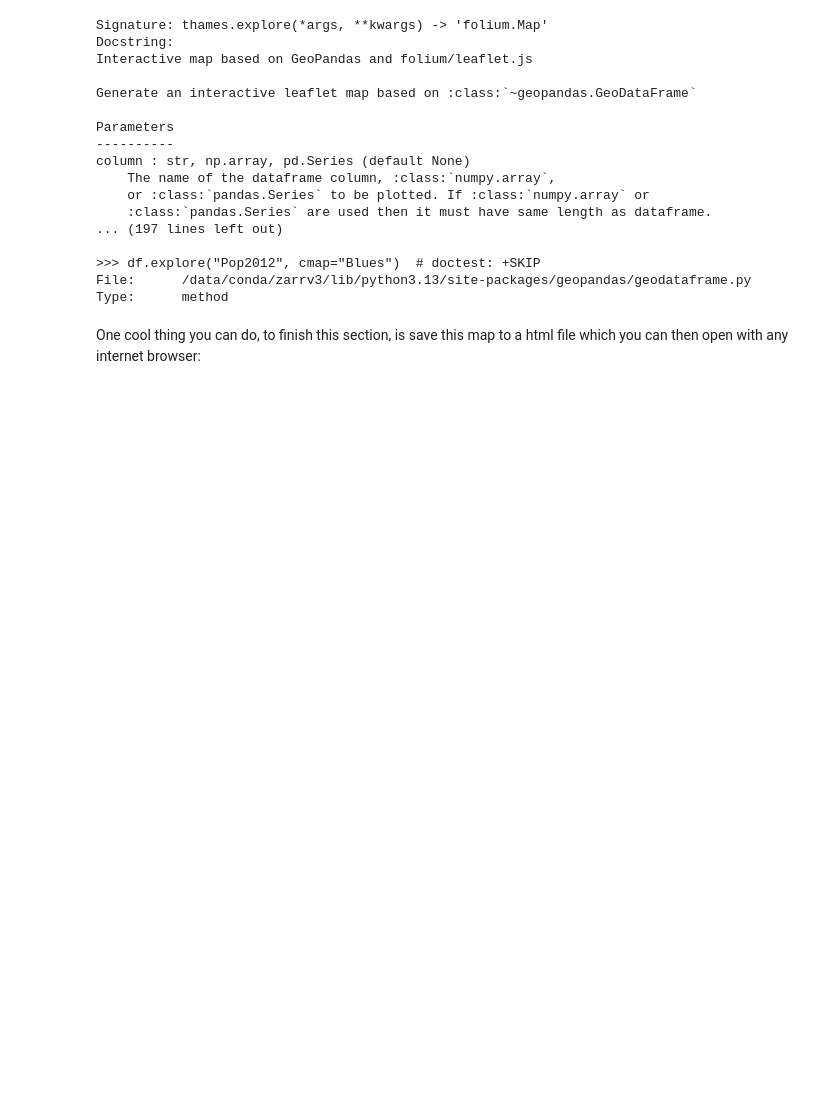
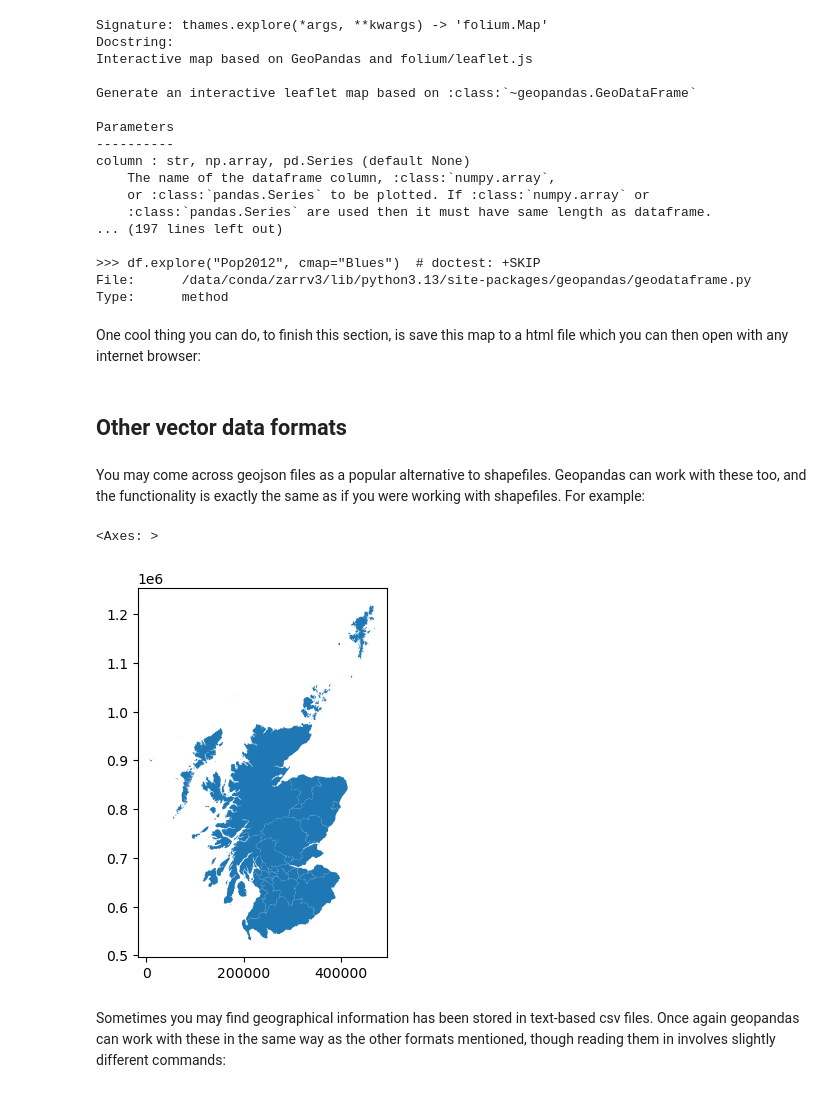
Before and after one commit to NERC-CEH/dri_gridded_data, a Jupyter notebook: notebooks/Examples_2.ipynb, the cells around one changed output. Cells and saved outputs as stored; diff of their text form; code cells hidden in the pictures; blank space fills up the shorter version.

Commit message:
#39 Added further formats to vector data notebook

```diff
--- a/notebooks/Examples_2.ipynb
+++ b/notebooks/Examples_2.ipynb
@@ -343,0 +353,13 @@ thamescatmap.save('thames_cat_map.html')
+# %% [markdown]
+## Other vector data formats
+# %% [markdown]
+You may come across geojson files as a popular alternative to shapefiles. Geopandas can work with these too, and the functionality is exactly the same as if you were working with shapefiles. For example:
+# %%
+scotland = gpd.read_file(s3.open("s3://example-data/scotland_boundaries.geojson"))
+# %%
+scotland.plot()
+# %% [output]
+<Axes: >
+[figure, added]
+# %% [markdown]
+Sometimes you may find geographical information has been stored in text-based csv files. Once again geopandas can work with these in the same way as the other formats mentioned, though reading them in involves slightly different commands:
```
Also changed, not shown: parts of 16 cells of this notebook, 1 other file.
